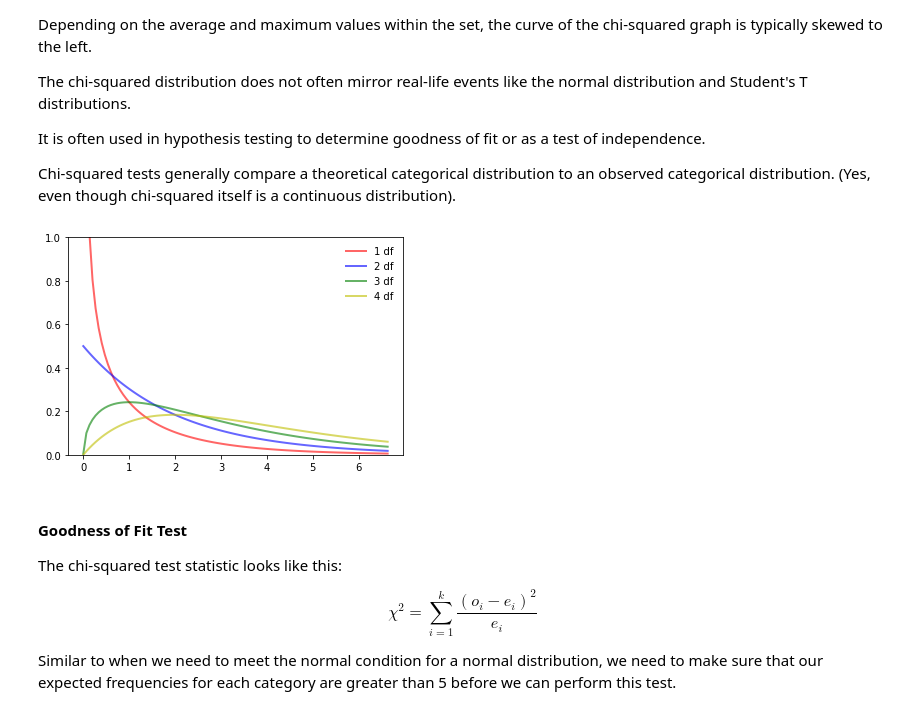
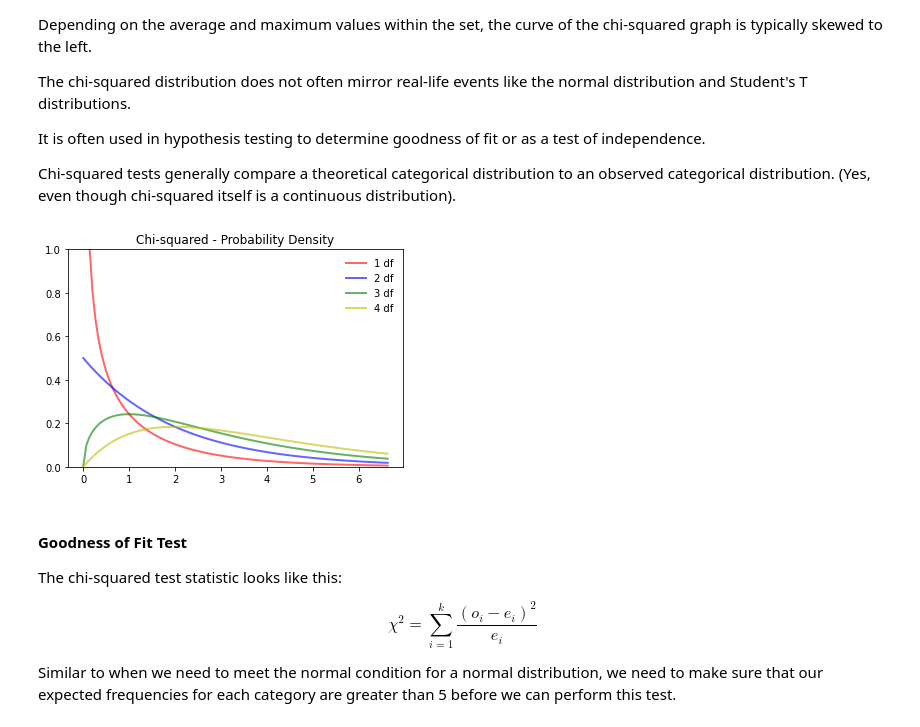
Before and after one commit to javidjamae/data-science, a Jupyter notebook: statistics/Probability_Distributions.ipynb, the cells around one changed output. Drawn from its saved outputs; the diff is of its cells as text; code cells hidden in the pictures.

Commit message:
cleaned up chi-square plot

```diff
--- a/statistics/Probability_Distributions.ipynb
+++ b/statistics/Probability_Distributions.ipynb
@@ -225,33 +225,35 @@ Chi-squared tests generally compare a theoretical categorical distribution to an
 # %%
 from scipy.stats import chi2
 import matplotlib.pyplot as plt
 import numpy as np
 
 fig, ax = plt.subplots(1, 1)
 
 df=1
 x_1 = np.linspace(chi2.ppf(0.01, df), chi2.ppf(0.99, df), 100)
 ax.plot(x, chi2.pdf(x, df), 'r-', lw=2, alpha=0.6, label='1 df')
 
 df=2
 x_2 = np.linspace(chi2.ppf(0.01, df), chi2.ppf(0.99, df), 100)
 ax.plot(x, chi2.pdf(x, df), 'b-', lw=2, alpha=0.6, label='2 df')
 
 df=3
 x_3 = np.linspace(chi2.ppf(0.01, df), chi2.ppf(0.99, df), 100)
 ax.plot(x, chi2.pdf(x, df), 'g-', lw=2, alpha=0.6, label='3 df')
 
 df=4
 x_4 = np.linspace(chi2.ppf(0.01, df), chi2.ppf(0.99, df), 100)
 ax.plot(x, chi2.pdf(x, df), 'y-', lw=2, alpha=0.6, label='4 df')
 
 ax.legend(loc='best', frameon=False)
 axes = plt.gca()
 axes.set_ylim([0,1])
 
+plt.title('Chi-squared - Probability Density Function', fontsize=12)
+
 plt.show()
 # %% [output]
-[figure, old version]
+[figure, new version]
 # %% [markdown]
 #### Goodness of Fit Test
 
```
